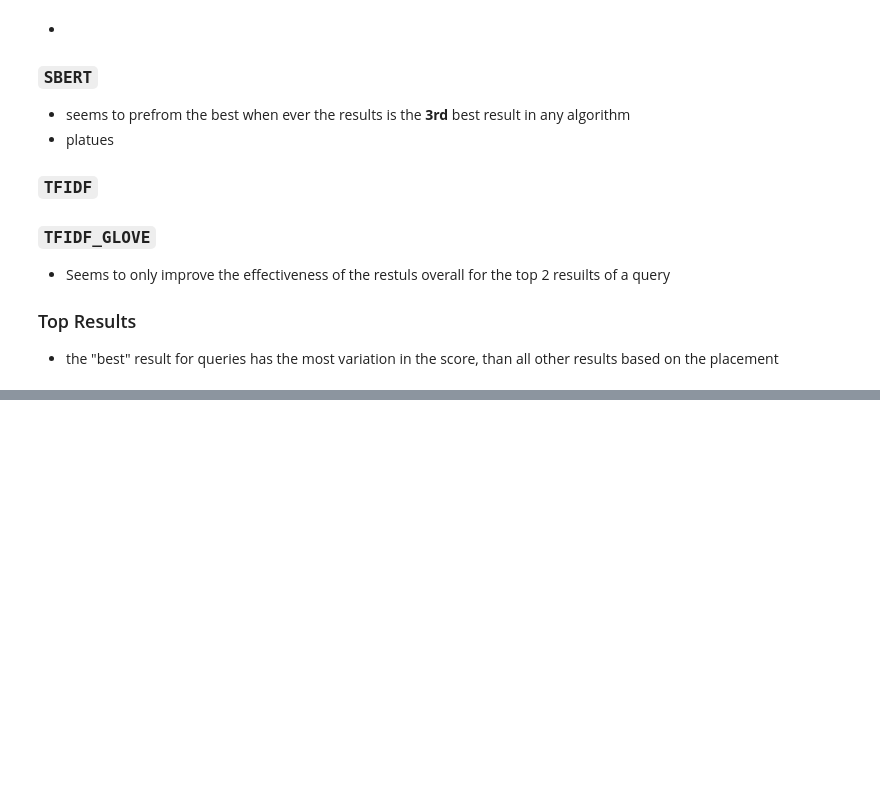
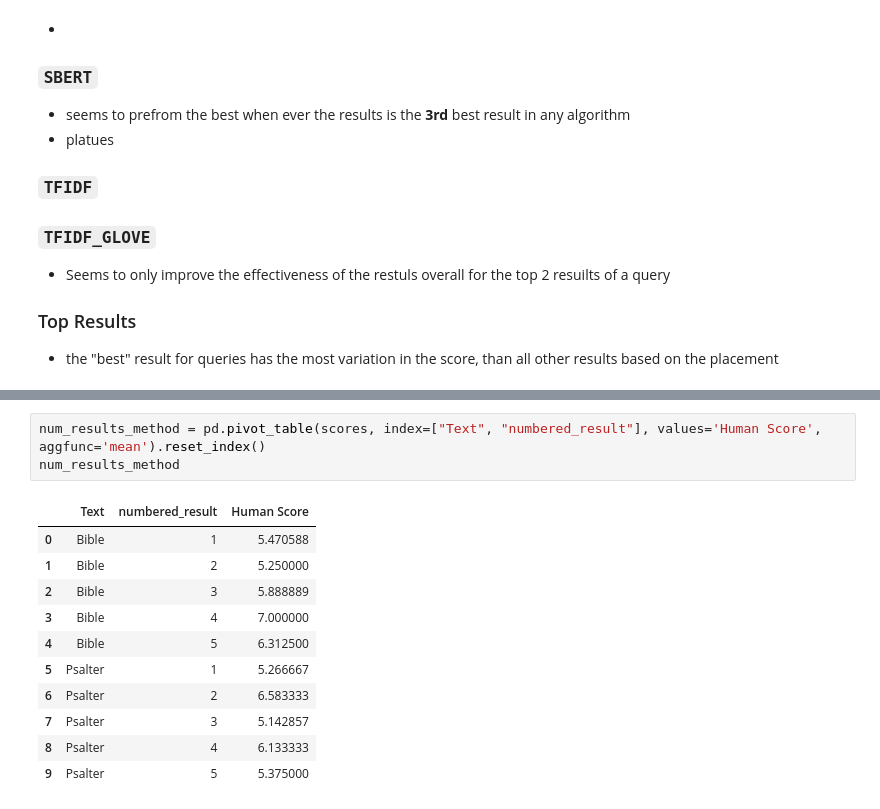
Before and after one commit to cwc09262/psalms-nlp-research, a Jupyter notebook: query_compare/blind_scoring_evaluations.ipynb, the cells around one changed output, grey strips where cells are left out. Drawn from its saved outputs; the diff is of its cells as text; blank space fills up the shorter version.

```diff
--- a/query_compare/blind_scoring_evaluations.ipynb
+++ b/query_compare/blind_scoring_evaluations.ipynb
@@ -773,0 +858,15 @@ plt.show()
+# %%
+num_results_method = pd.pivot_table(scores, index=["Text", "numbered_result"], values='Human Score', aggfunc='mean').reset_index()
+num_results_method
+# %% [output]
+|  | Text | numbered_result | Human Score |
+| 0 | Bible | 1 | 5.470588 |
+| 1 | Bible | 2 | 5.250000 |
+| 2 | Bible | 3 | 5.888889 |
+| 3 | Bible | 4 | 7.000000 |
+| 4 | Bible | 5 | 6.312500 |
+| 5 | Psalter | 1 | 5.266667 |
+| 6 | Psalter | 2 | 6.583333 |
+| 7 | Psalter | 3 | 5.142857 |
+| 8 | Psalter | 4 | 6.133333 |
+| 9 | Psalter | 5 | 5.375000 |
```
Also changed, not shown: parts of 12 cells of this notebook.
